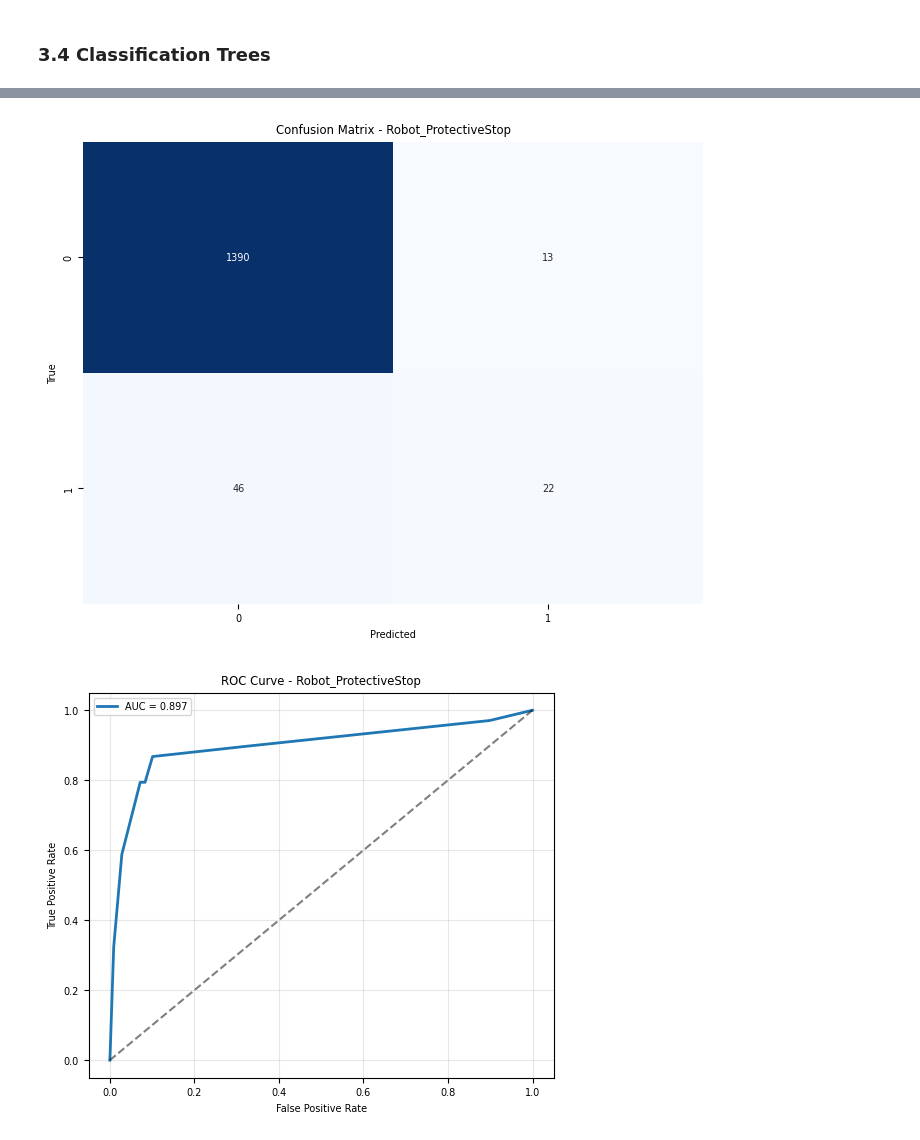
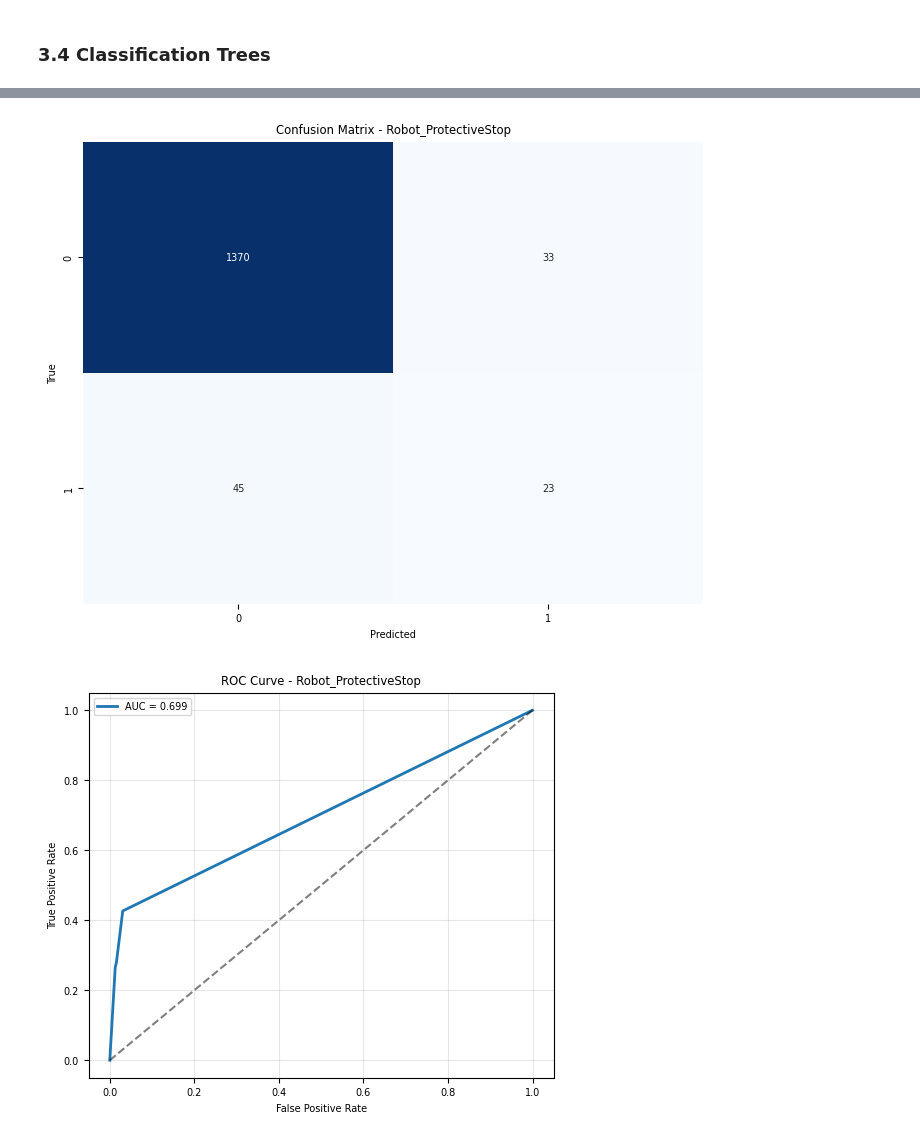
Before and after one commit to karolyangqian/seleksi-lab-ai-2025, a Jupyter notebook: src/doe.ipynb, the cells around one changed output, grey strips where cells are left out. Saved outputs shown, nothing was run; the diff lists cells and outputs as text; code cells hidden in the pictures.

```diff
--- a/src/doe.ipynb
+++ b/src/doe.ipynb
@@ -375,9 +379,14 @@ def hold_out_validation(model, X, y, plot_roc=False):
         print('=' * 60)
         print(f"Hold-Out Validation for {y_col}:")
         print('=' * 60)
+        start_time = time.time()
         model.fit(X_train.values, y_train[y_col].values)
+        training_time = time.time() - start_time
+        print(f"Training time: {training_time} seconds")
+        start_predict_time = time.time()
         y_pred = model.predict(X_test.values)
-
+        predict_time = time.time() - start_predict_time
+        print(f"Prediction time: {predict_time} seconds")
         print(classification_report(y_test[y_col], y_pred))
 
         cm = confusion_matrix(y_test[y_col], y_pred)
@@ -736,11 +770,11 @@ from supervised_learning.cart import DecisionTreeClassifier as DTClassifierCusto
 # %%
 decision_tree_pipeline_custom = Pipeline([
     # ('scaler', StandardScaler()),
-    ('classifier', DTClassifierCustom())
+    ('classifier', DTClassifierCustom(criterion='gini'))
 ])
 
 hold_out_validation(decision_tree_pipeline_custom, X, y, plot_roc=True)
-k_fold_cross_validation(decision_tree_pipeline_custom, X, y, k=5)
+# k_fold_cross_validation(decision_tree_pipeline_custom, X, y, k=5)
 # %% [output]
 ============================================================
 Hold-Out Validation for grip_lost:
@@ -771,2 +809,2 @@ weighted avg       0.95      0.96      0.95      1471
 [figure]
-[figure, old version]
+[figure, new version]
```
Also changed, not shown: parts of 10 cells of this notebook, 1 other file.
